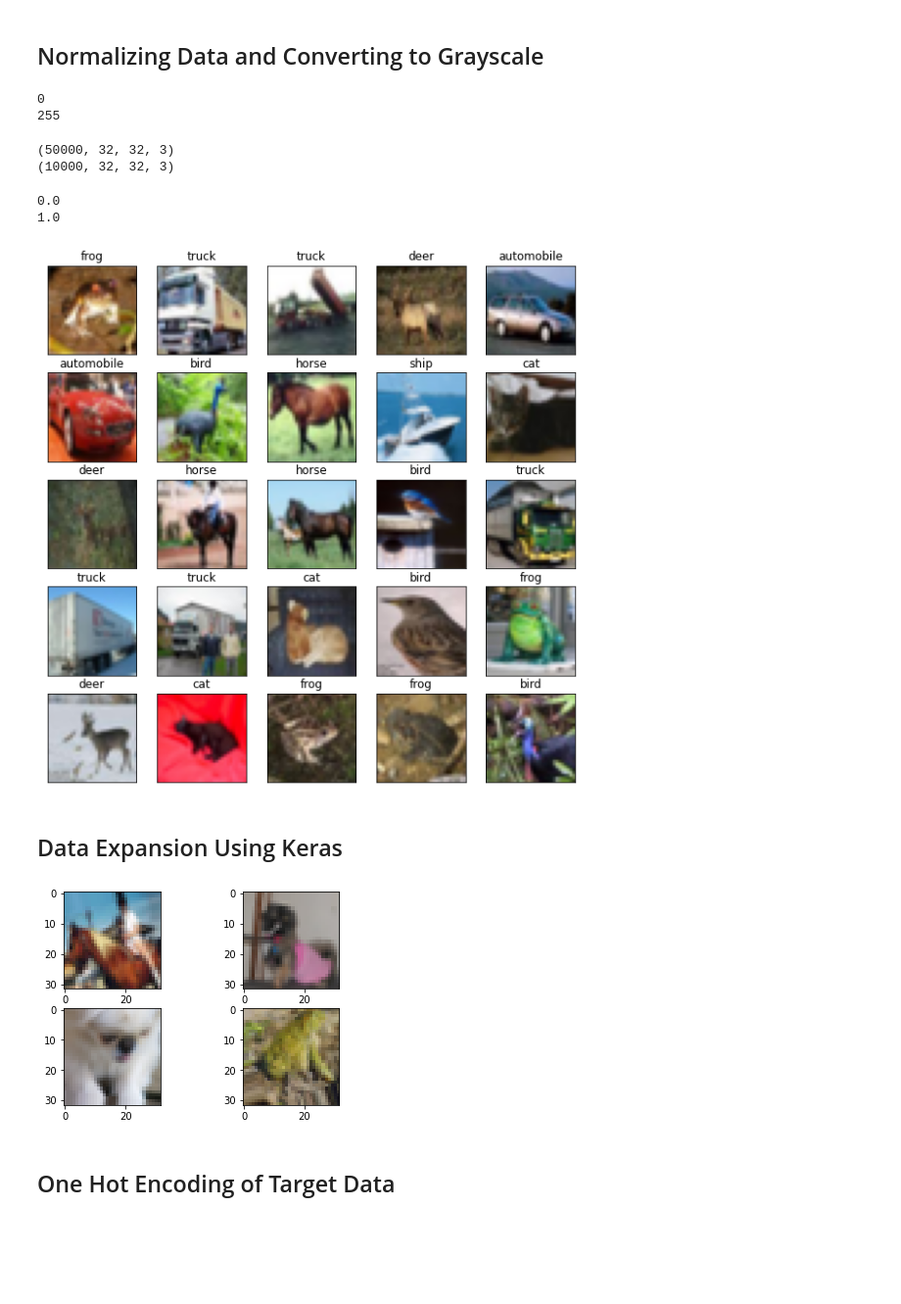
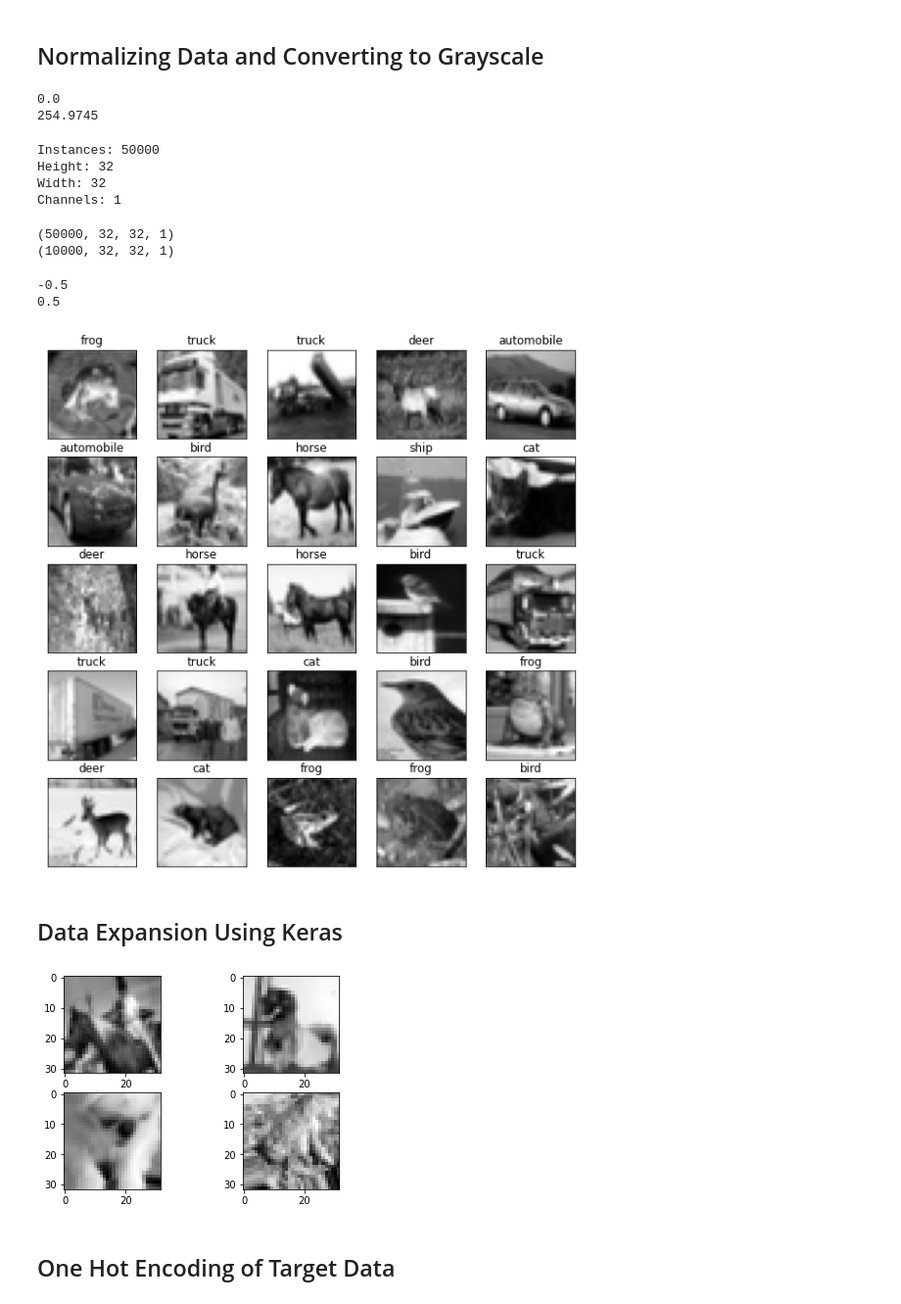
Before and after one commit to lukedemaio/MLLab06, a Jupyter notebook: Lab 6.ipynb, the cells around one changed output. Shown at 98% size. Drawn from its saved outputs; the diff is of its cells as text; code cells hidden in the pictures; blank space fills up the shorter version.

```diff
--- a/Lab 6.ipynb
+++ b/Lab 6.ipynb
@@ -82,75 +82,90 @@ X_train = X_train.transpose(0,2,3,1)
 X_test = X_test.reshape((X_test.shape[0],3,32,32))
 X_test = X_test.transpose(0,2,3,1)
 
-#X_train = np.dot(X_train,[.2989,.587,.1140])
-#X_test = np.dot(X_test,[.2989,.587,.1140])
+X_train = np.dot(X_train,[.2989,.587,.1140])
+X_test = np.dot(X_test,[.2989,.587,.1140])
 
 print(np.amin(X_train))
 print(np.amax(X_train))
 # %% [output]
-0
-255
+0.0
+254.9745
+# %%
+X_train = X_train.reshape((X_train.shape[0],32,32,1))
+X_test = X_test.reshape((X_test.shape[0],32,32,1))
+
+instances, height, width, channels = X_train.shape
+
+print('Instances:',instances)
+print('Height:', height)
+print('Width:', width)
+print('Channels:', channels)
+# %% [output]
+Instances: 50000
+Height: 32
+Width: 32
+Channels: 1
 # %%
 #scaler = StandardScaler()
 
-X_train = X_train.reshape((X_train.shape[0],3072))
-X_test = X_test.reshape((X_test.shape[0],3072))
+X_train = X_train.reshape((X_train.shape[0],height*width*channels))
+X_test = X_test.reshape((X_test.shape[0],height*width*channels))
 
-X_train = X_train.astype('float32')/np.amax(X_train)
-X_test = X_test.astype('float32')/np.amax(X_train)
+X_train = X_train.astype('float32')/np.amax(X_train)-0.5
+X_test = X_test.astype('float32')/np.amax(X_train)-0.5
 
 #X_train = scaler.fit_transform(X_train.astype('float32'))
 #X_test = scaler.transform(X_test.astype('float32'))
 
-X_train = X_train.reshape((X_train.shape[0],32,32,3))
-X_test = X_test.reshape((X_test.shape[0],32,32,3))
+X_train = X_train.reshape((X_train.shape[0],height,width,channels))
+X_test = X_test.reshape((X_test.shape[0],height,width,channels))
 
 print(X_train.shape)
 print(X_test.shape)
 # %% [output]
-(50000, 32, 32, 3)
-(10000, 32, 32, 3)
+(50000, 32, 32, 1)
+(10000, 32, 32, 1)
 # %%
 print(np.amin(X_train))
 print(np.amax(X_train))
 # %% [output]
-0.0
-1.0
+-0.5
+0.5
 # %%
 fig = plt.figure(figsize=(10,10))
 for i in range(1,26):
     fig.add_subplot(5,5, i)
-    plt.imshow(X_train[i-1])
+    plt.imshow(X_train[i-1], cmap=plt.cm.gray)
     plt.xticks([])
     plt.yticks([])
     plt.title('{}'.format(label_names[y_train[i-1]]))
 
 plt.show()
 # %% [output]
-[figure, old version]
+[figure, new version]
 # %% [markdown]
 ## Data Expansion Using Keras
 # %%
 from keras.preprocessing.image import ImageDataGenerator
 
 datagen = ImageDataGenerator(
     rotation_range=45,
     horizontal_flip=True,
     width_shift_range=3/32,
     height_shift_range=3/32,
     fill_mode='nearest'
     )
 datagen.fit(X_train)
 
 #Visualing augmentation
 for X_batch, y_batch in datagen.flow(X_train, y_train, batch_size=4, seed=0):
     for i in range(0,4):
         plt.subplot(220+1+i)
-        plt.imshow(X_batch[i])
+        plt.imshow(X_batch[i], cmap=plt.cm.gray)
     plt.show()
     break
 # %% [output]
-[figure, old version]
+[figure, new version]
 # %% [markdown]
 ## One Hot Encoding of Target Data
 # %%
```
Also changed, not shown: parts of 10 cells of this notebook.
